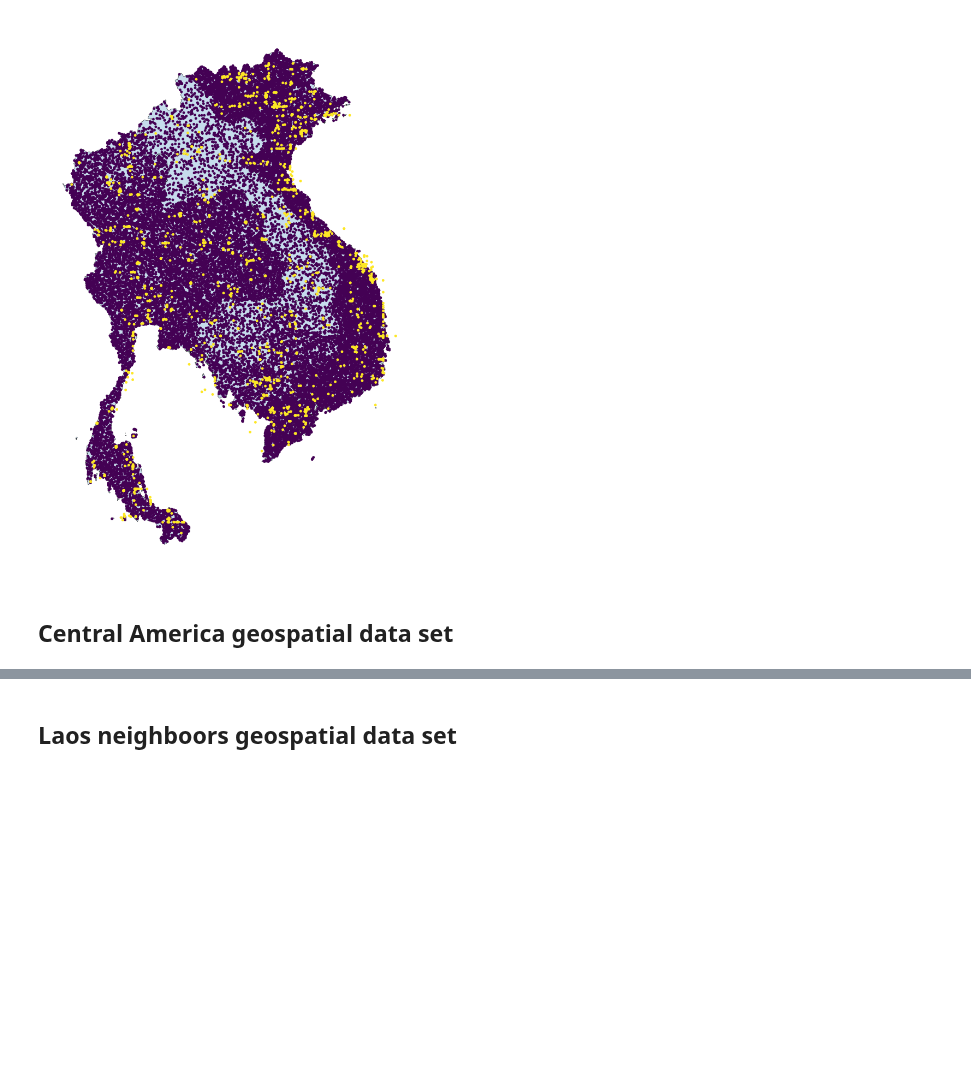
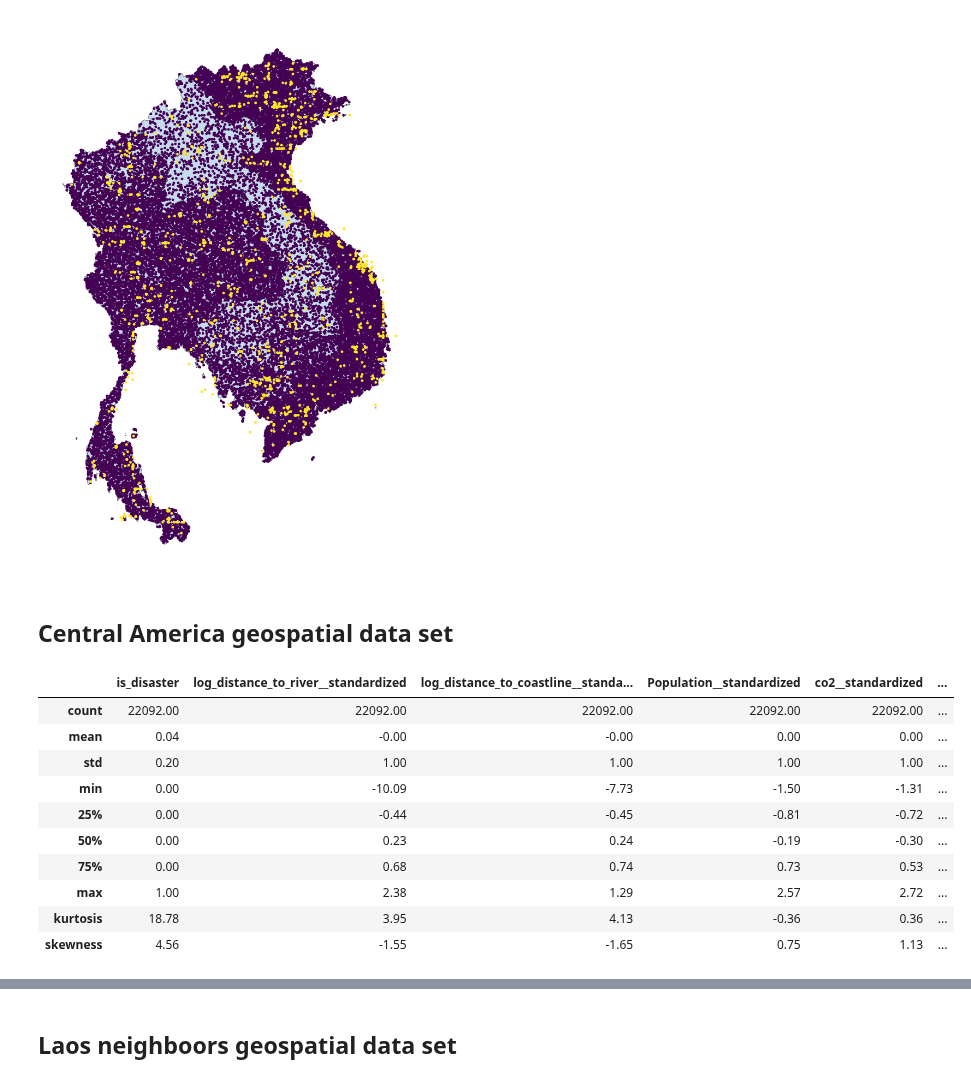
Before and after one commit to jessegrabowski/laos-climate-change, a Jupyter notebook: notebooks/final_paper/00_EDA.ipynb, the cells around one changed output, grey strips where cells are left out. Saved outputs shown, nothing was run; the diff lists cells and outputs as text; code cells hidden in the pictures; blank space fills up the shorter version.

```diff
--- a/notebooks/final_paper/00_EDA.ipynb
+++ b/notebooks/final_paper/00_EDA.ipynb
@@ -615,0 +631,14 @@ plt.show()
+# %%
+descriptive_stats_function(df = ca_df_stand ,varlist= features_stand)
+# %% [output]
+|  | is_disaster | log_distance_to_river__standardized | log_distance_to_coastline__standa... | Population__standardized | co2__standardized | ... |
+| count | 22092.00 | 22092.00 | 22092.00 | 22092.00 | 22092.00 | ... |
+| mean | 0.04 | -0.00 | -0.00 | 0.00 | 0.00 | ... |
+| std | 0.20 | 1.00 | 1.00 | 1.00 | 1.00 | ... |
+| min | 0.00 | -10.09 | -7.73 | -1.50 | -1.31 | ... |
+| 25% | 0.00 | -0.44 | -0.45 | -0.81 | -0.72 | ... |
+| 50% | 0.00 | 0.23 | 0.24 | -0.19 | -0.30 | ... |
+| 75% | 0.00 | 0.68 | 0.74 | 0.73 | 0.53 | ... |
+| max | 1.00 | 2.38 | 1.29 | 2.57 | 2.72 | ... |
+| kurtosis | 18.78 | 3.95 | 4.13 | -0.36 | 0.36 | ... |
+| skewness | 4.56 | -1.55 | -1.65 | 0.75 | 1.13 | ... |
```
Also changed, not shown: parts of 9 cells of this notebook, 2 other files.
